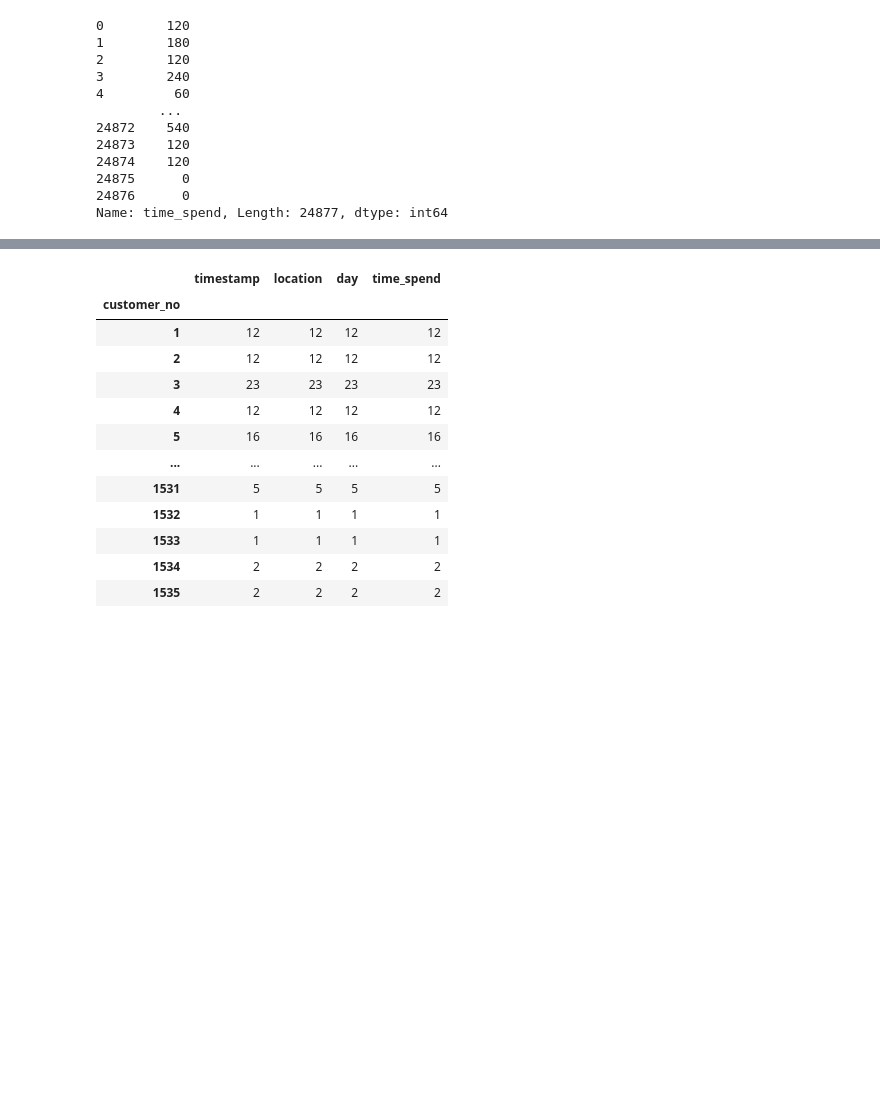
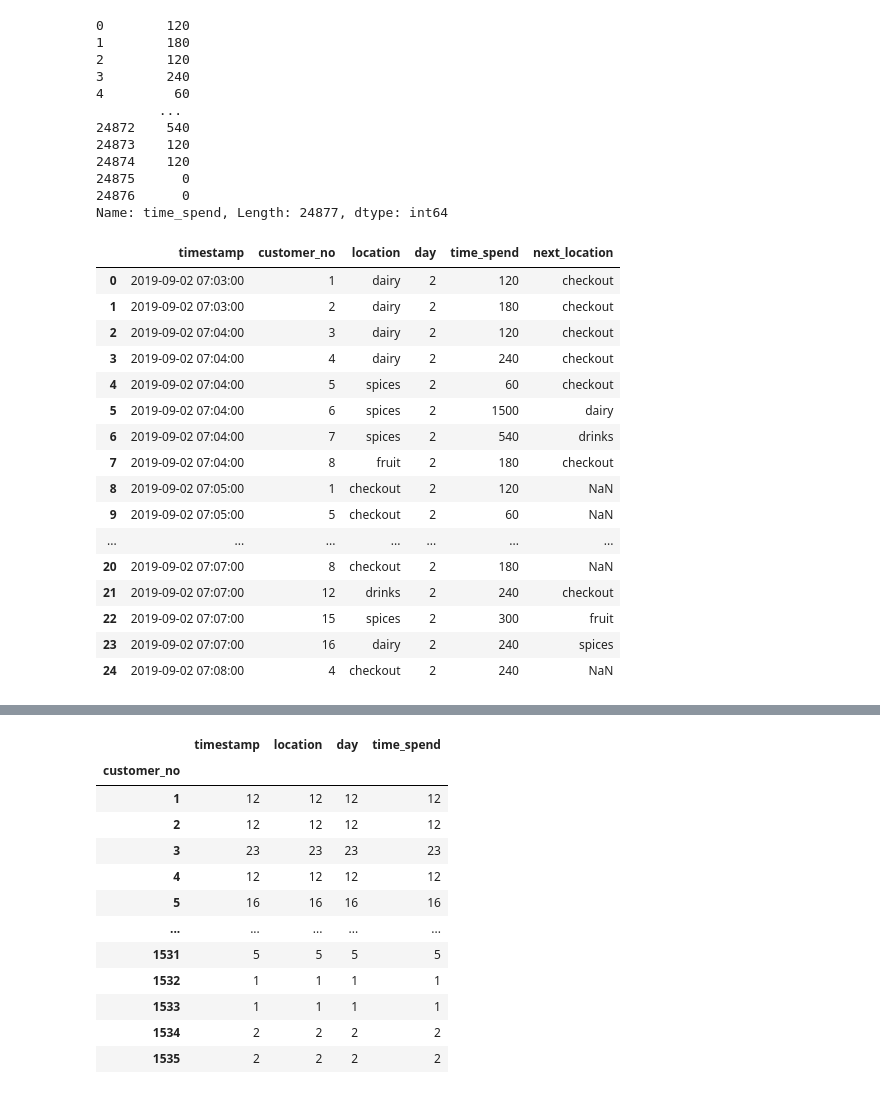
Before and after one commit to mehdijafarzadeh/markov_simulation, a Jupyter notebook: supermarket.ipynb, the cells around one changed output, grey strips where cells are left out. Saved outputs shown, nothing was run; the diff lists cells and outputs as text; code cells hidden in the pictures; blank space fills up the shorter version.

```diff
--- a/supermarket.ipynb
+++ b/supermarket.ipynb
@@ -209,3 +209,25 @@ df['time_spend']
 24875      0
 24876      0
 Name: time_spend, Length: 24877, dtype: int64
+# %%
+df['next_location'] = df.groupby(['day', 'customer_no'])['location'].shift(-1)
+# %%
+df.head(25)
+# %% [output]
+|  | timestamp | customer_no | location | day | time_spend | next_location |
+| 0 | 2019-09-02 07:03:00 | 1 | dairy | 2 | 120 | checkout |
+| 1 | 2019-09-02 07:03:00 | 2 | dairy | 2 | 180 | checkout |
+| 2 | 2019-09-02 07:04:00 | 3 | dairy | 2 | 120 | checkout |
+| 3 | 2019-09-02 07:04:00 | 4 | dairy | 2 | 240 | checkout |
+| 4 | 2019-09-02 07:04:00 | 5 | spices | 2 | 60 | checkout |
+| 5 | 2019-09-02 07:04:00 | 6 | spices | 2 | 1500 | dairy |
+| 6 | 2019-09-02 07:04:00 | 7 | spices | 2 | 540 | drinks |
+| 7 | 2019-09-02 07:04:00 | 8 | fruit | 2 | 180 | checkout |
+| 8 | 2019-09-02 07:05:00 | 1 | checkout | 2 | 120 | NaN |
+| 9 | 2019-09-02 07:05:00 | 5 | checkout | 2 | 60 | NaN |
+| ... | ... | ... | ... | ... | ... | ... |
+| 20 | 2019-09-02 07:07:00 | 8 | checkout | 2 | 180 | NaN |
+| 21 | 2019-09-02 07:07:00 | 12 | drinks | 2 | 240 | checkout |
+| 22 | 2019-09-02 07:07:00 | 15 | spices | 2 | 300 | fruit |
+| 23 | 2019-09-02 07:07:00 | 16 | dairy | 2 | 240 | spices |
+| 24 | 2019-09-02 07:08:00 | 4 | checkout | 2 | 240 | NaN |
```
Also changed, not shown: parts of 3 cells of this notebook.
